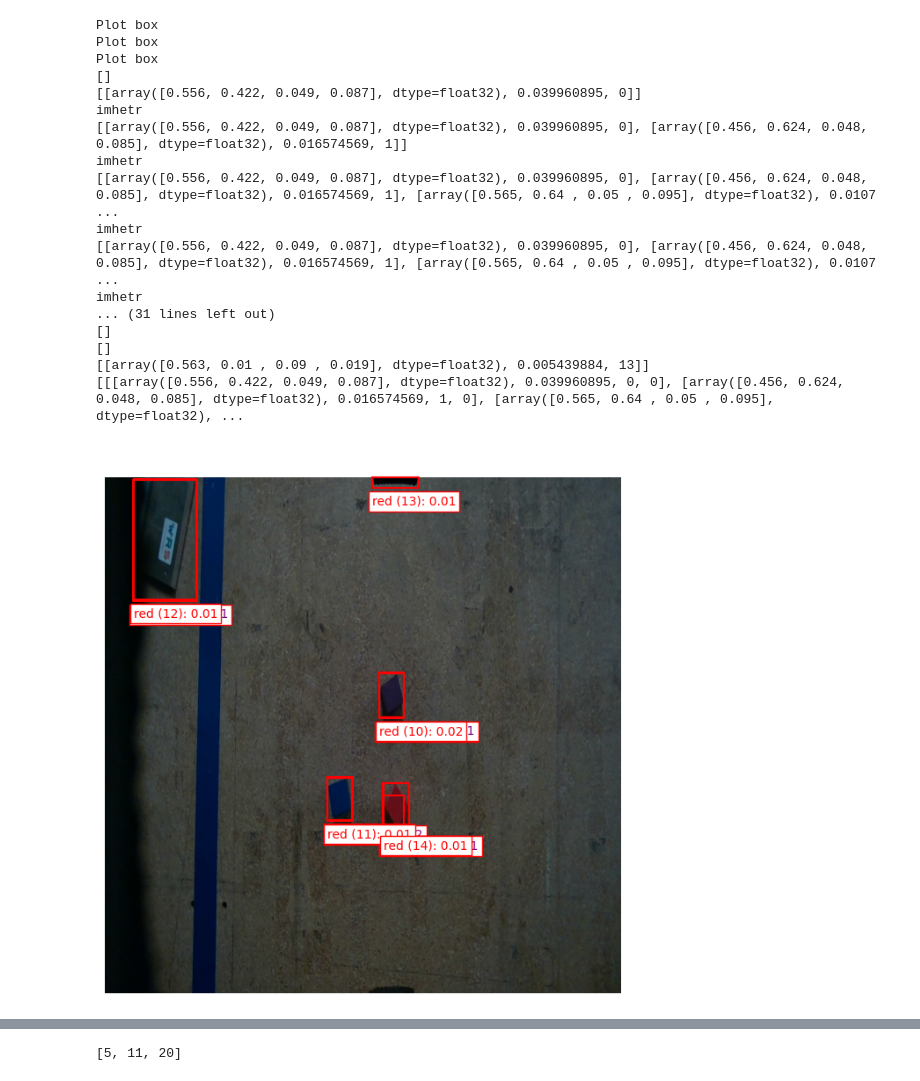
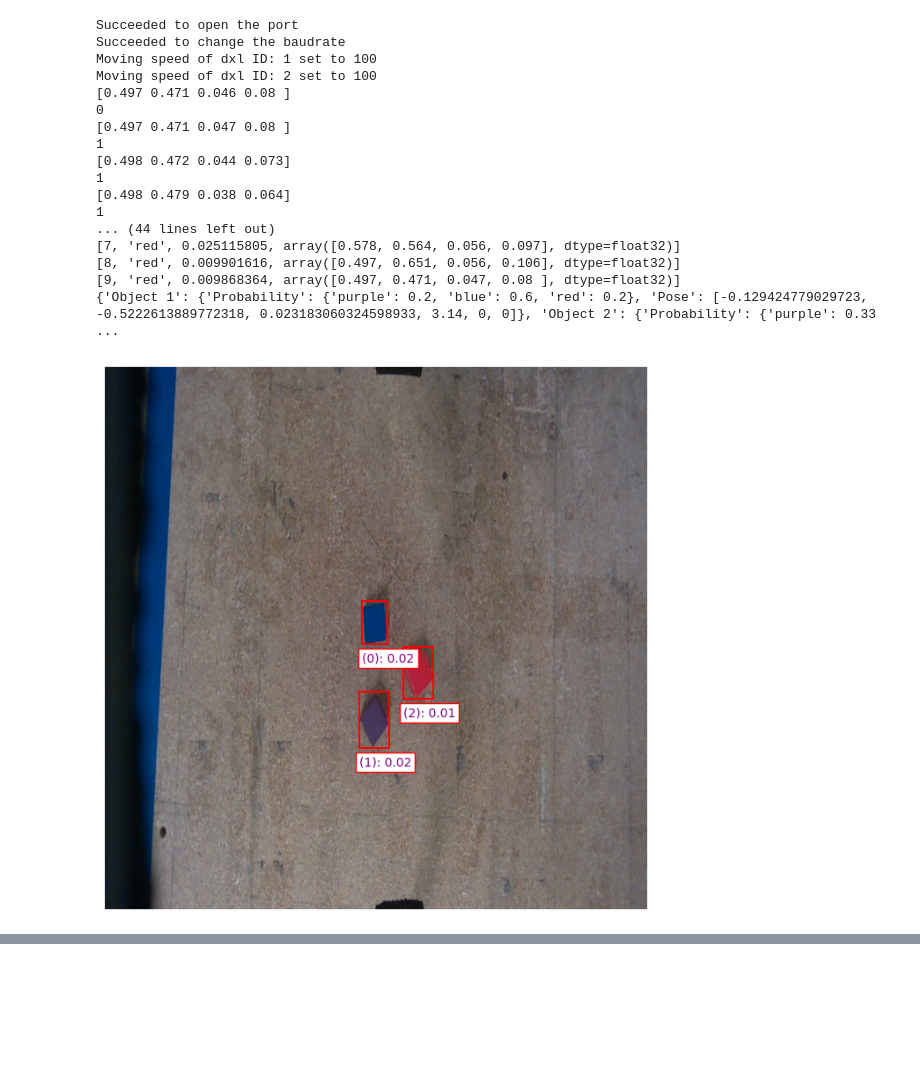
Before and after one commit to jwatson-CO-edu/ASPIRE, a Jupyter notebook: tower_assembly.ipynb, the cells around one changed output, grey strips where cells are left out. Saved outputs shown, nothing was run; the diff lists cells and outputs as text; code cells hidden in the pictures; blank space fills up the shorter version.

```diff
--- a/tower_assembly.ipynb
+++ b/tower_assembly.ipynb
@@ -432,27 +357,27 @@ class Perception:
 # %%
 queries = ["a photo of a purple block", "a photo of a blue block", "a photo of a red block"]
 abbrevq = ["purple", "blue", "red"]
 num_blocks = 3
 iterations_per_pose = 1
 
 tower = Perception(num_blocks, queries, abbrevq)
-tower.build_model(iterations_per_pose)
+print(tower.build_model(iterations_per_pose))
 # %% [output]
-Plot box
-Plot box
-Plot box
-[]
-[[array([0.556, 0.422, 0.049, 0.087], dtype=float32), 0.039960895, 0]]
-imhetr
-[[array([0.556, 0.422, 0.049, 0.087], dtype=float32), 0.039960895, 0], [array([0.456, 0.624, 0.048, 0.085], dtype=float32), 0.016574569, 1]]
-imhetr
-[[array([0.556, 0.422, 0.049, 0.087], dtype=float32), 0.039960895, 0], [array([0.456, 0.624, 0.048, 0.085], dtype=float32), 0.016574569, 1], [array([0.565, 0.64 , 0.05 , 0.095], dtype=float32), 0.0107 ...
-imhetr
-[[array([0.556, 0.422, 0.049, 0.087], dtype=float32), 0.039960895, 0], [array([0.456, 0.624, 0.048, 0.085], dtype=float32), 0.016574569, 1], [array([0.565, 0.64 , 0.05 , 0.095], dtype=float32), 0.0107 ...
-imhetr
-... (31 lines left out)
-[]
-[]
-[[array([0.563, 0.01 , 0.09 , 0.019], dtype=float32), 0.005439884, 13]]
-[[[array([0.556, 0.422, 0.049, 0.087], dtype=float32), 0.039960895, 0, 0], [array([0.456, 0.624, 0.048, 0.085], dtype=float32), 0.016574569, 1, 0], [array([0.565, 0.64 , 0.05 , 0.095], dtype=float32), ...
+Succeeded to open the port
+Succeeded to change the baudrate
+Moving speed of dxl ID: 1 set to 100
+Moving speed of dxl ID: 2 set to 100
+[0.497 0.471 0.046 0.08 ]
+0
+[0.497 0.471 0.047 0.08 ]
+1
+[0.498 0.472 0.044 0.073]
+1
+[0.498 0.479 0.038 0.064]
+1
+... (44 lines left out)
+[7, 'red', 0.025115805, array([0.578, 0.564, 0.056, 0.097], dtype=float32)]
+[8, 'red', 0.009901616, array([0.497, 0.651, 0.056, 0.106], dtype=float32)]
+[9, 'red', 0.009868364, array([0.497, 0.471, 0.047, 0.08 ], dtype=float32)]
+{'Object 1': {'Probability': {'purple': 0.2, 'blue': 0.6, 'red': 0.2}, 'Pose': [-0.129424779029723, -0.5222613889772318, 0.023183060324598933, 3.14, 0, 0]}, 'Object 2': {'Probability': {'purple': 0.33 ...
-[figure, old version]
+[figure, new version]
@@ -539,14 +386,0 @@ imhetr
-# %%
-label_count = [5, 6, 9]
-
-label_boundaries = []
-for i in range(len(label_count)):
-    x = label_count[0]
-    for j in range(1, i+1):
-        x += label_count[j]
-
-    label_boundaries.append(x)
-
-print(label_boundaries)
-# %% [output]
-[5, 11, 20]
```
Also changed, not shown: parts of 24 cells of this notebook, 14 other files.
